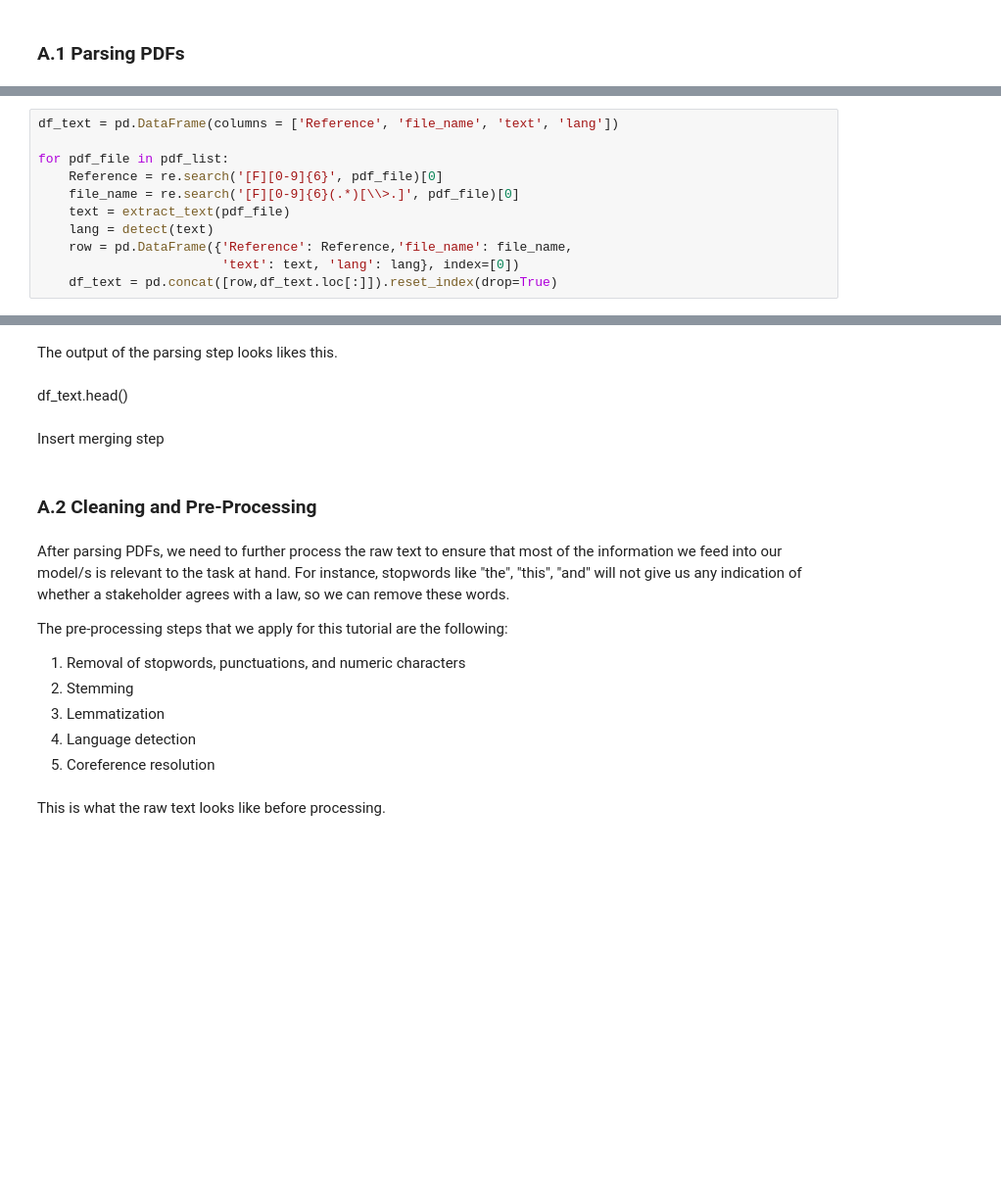
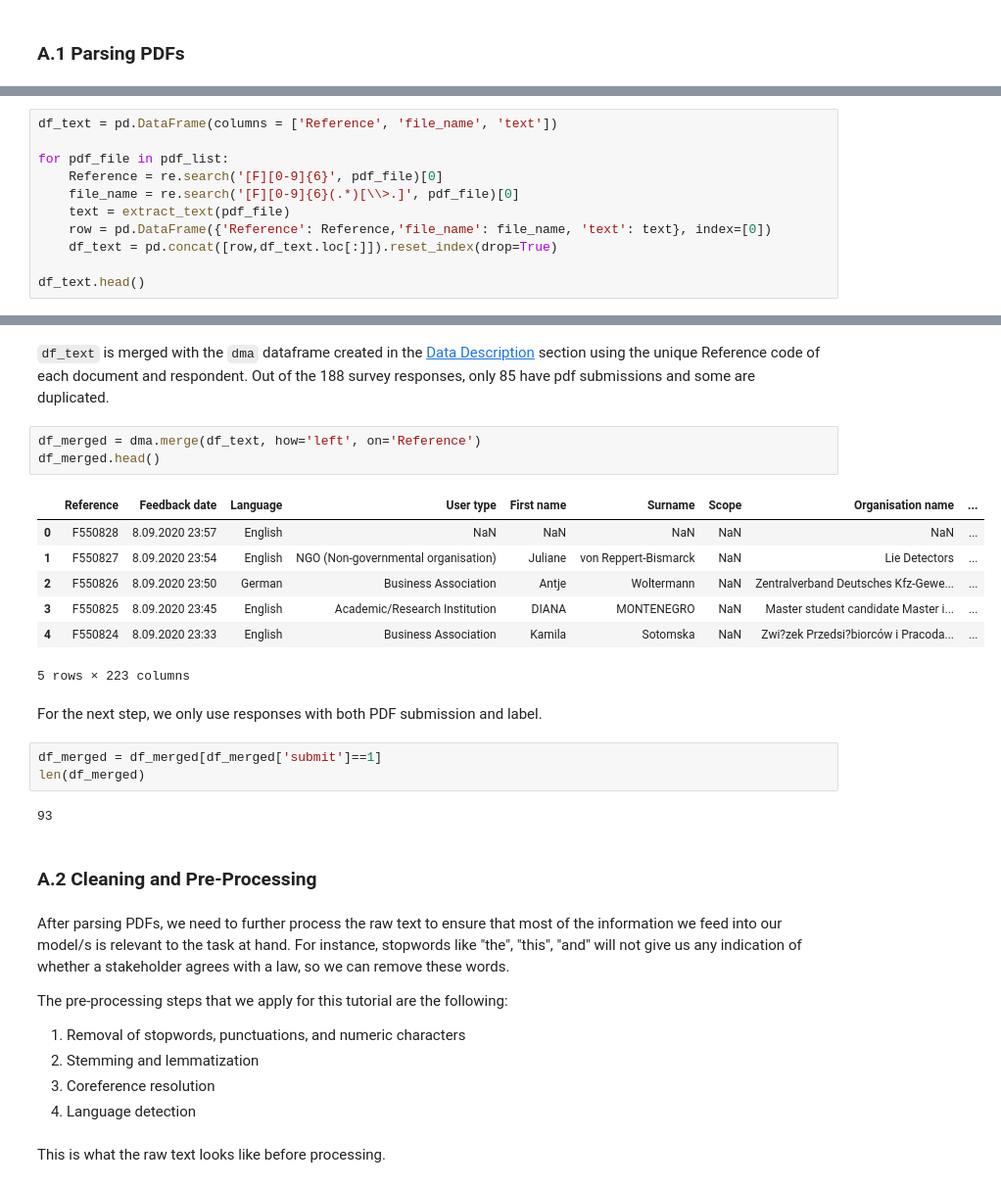
Before and after one commit to adellegia/watermelon, a Jupyter notebook: Text_Classification_BERT.ipynb, the cells around one changed output, grey strips where cells are left out. Shown at 98% size. Drawn from its saved outputs; the diff is of its cells as text; blank space fills up the shorter version.

```diff
--- a/Text_Classification_BERT.ipynb
+++ b/Text_Classification_BERT.ipynb
@@ -249,11 +290,11 @@ We create a dataframe `df_text` which contains information for each document - t
 # %%
-df_text = pd.DataFrame(columns = ['Reference', 'file_name', 'text', 'lang'])
+df_text = pd.DataFrame(columns = ['Reference', 'file_name', 'text'])
 
 for pdf_file in pdf_list:
     Reference = re.search('[F][0-9]{6}', pdf_file)[0]
     file_name = re.search('[F][0-9]{6}(.*)[\\>.]', pdf_file)[0]
     text = extract_text(pdf_file)
-    lang = detect(text)
-    row = pd.DataFrame({'Reference': Reference,'file_name': file_name,
-                        'text': text, 'lang': lang}, index=[0])
+    row = pd.DataFrame({'Reference': Reference,'file_name': file_name, 'text': text}, index=[0])
     df_text = pd.concat([row,df_text.loc[:]]).reset_index(drop=True)
+
+df_text.head()
@@ -260,9 +308,23 @@ for pdf_file in pdf_list:
-# %% [markdown]
-The output of the parsing step looks likes this.
-# %% [markdown]
-df_text.head()
-# %% [markdown]
-Insert merging step
+# %% [markdown]
+`df_text` is merged with the `dma` dataframe created in the [Data Description](#data-description) section using the unique Reference code of each document and respondent. Out of the 188 survey responses, only 85 have pdf submissions and some are duplicated.
+# %%
+df_merged = dma.merge(df_text, how='left', on='Reference')
+df_merged.head()
+# %% [output]
+|  | Reference | Feedback date | Language | User type | First name | Surname | Scope | Organisation name | ... |
+| 0 | F550828 | 8.09.2020 23:57 | English | NaN | NaN | NaN | NaN | NaN | ... |
+| 1 | F550827 | 8.09.2020 23:54 | English | NGO (Non-governmental organisation) | Juliane | von Reppert-Bismarck | NaN | Lie Detectors | ... |
+| 2 | F550826 | 8.09.2020 23:50 | German | Business Association | Antje | Woltermann | NaN | Zentralverband Deutsches Kfz-Gewe... | ... |
+| 3 | F550825 | 8.09.2020 23:45 | English | Academic/Research Institution | DIANA | MONTENEGRO | NaN | Master student candidate Master i... | ... |
+| 4 | F550824 | 8.09.2020 23:33 | English | Business Association | Kamila | Sotomska | NaN | Zwi?zek Przedsi?biorców i Pracoda... | ... |
+5 rows × 223 columns
+# %% [markdown]
+For the next step, we only use responses with both PDF submission and label.
+# %%
+df_merged = df_merged[df_merged['submit']==1]
+len(df_merged)
+# %% [output]
+93
 # %% [markdown]
 ### A.2 Cleaning and Pre-Processing
 # %% [markdown]
@@ -271,10 +333,9 @@ After parsing PDFs, we need to further process the raw text to ensure that most
 The pre-processing steps that we apply for this tutorial are the following:
 
 1. Removal of stopwords, punctuations, and numeric characters
-2. Stemming
-3. Lemmatization
+2. Stemming and lemmatization
+3. Coreference resolution
 4. Language detection
-5. Coreference resolution
 # %% [markdown]
 This is what the raw text looks like before processing.
 # %%
```
Also changed, not shown: parts of 41 cells of this notebook.
